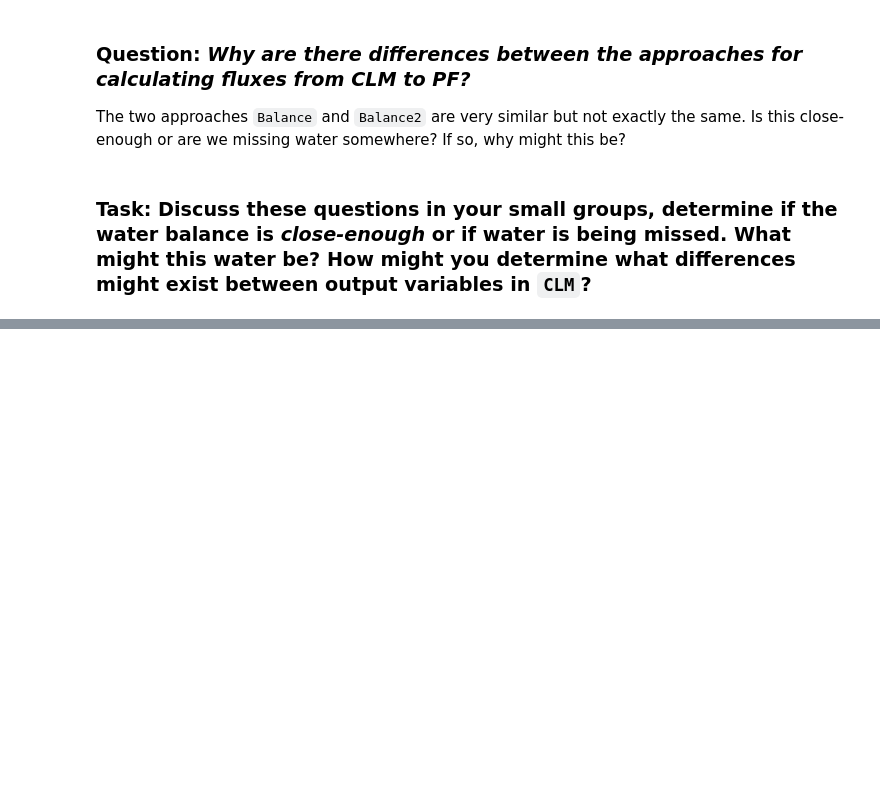
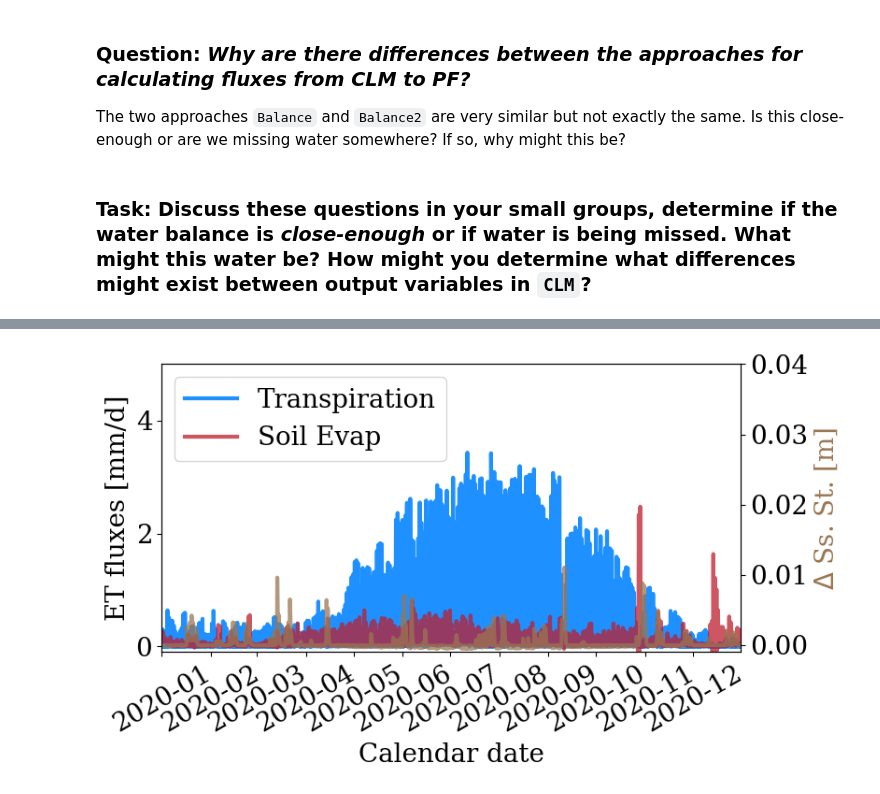
Before and after one commit to mashadab/ParFlow-project, a Jupyter notebook: pfclm_sc/PFCLM_SC_water_balance_analysis_final_single_script_NM_US-Vcm_2020-01-01_2021-01-01.ipynb, the cells around one changed output, grey strips where cells are left out. Saved outputs shown, nothing was run; the diff lists cells and outputs as text; code cells hidden in the pictures; blank space fills up the shorter version.

```diff
--- a/pfclm_sc/PFCLM_SC_water_balance_analysis_final_single_script_NM_US-Vcm_2020-01-01_2021-01-01.ipynb
+++ b/pfclm_sc/PFCLM_SC_water_balance_analysis_final_single_script_NM_US-Vcm_2020-01-01_2021-01-01.ipynb
@@ -795,0 +798,82 @@ Warning: The following CLM variables could not be set:
+# %%
+import parflow.tools.hydrology as hydro
+from glob import glob
+import matplotlib.pyplot as plt
+import numpy as np
+from parflow.tools.fs import get_absolute_path, cp, rm, mkdir, exists
+import parflow as pf
+
+
+from datetime import datetime, timedelta
+d = datetime(2020, 1, 1, 0, 0)
+
+#print(d + timedelta(hours = time_array_plot[0,2]))
+time_array_one_row = np.linspace(0,8760,8761)#time_array_plot[0,:]
+
+t_time_datetime = ([d + timedelta(hours = i) for i in time_array_one_row])
+
+time_array_datetime = np.tile(t_time_datetime, (20,1))
+
+
+def surface_subsurface_storage_combined(alpha_vG,dir_name):
+    run = Run.from_definition(f'{dir_name}.pfidb')
+    data = run.data_accessor
+    nt = len(data.times)
+    nx = data.shape[2]
+    ny = data.shape[1]
+    nz = data.shape[0]
+    dx = data.dx
+    dy = data.dy
+    dz = data.dz
+
+    #print(nt,nx,ny,nz,dx,dy,dz)
+
+    porosity = data.computed_porosity
+    specific_storage = data.specific_storage
+
+    mannings = run.Mannings.Geom.domain.Value
+
+    ## remove input filenames for TopoSlopes to force the data accessor to read the output slopes
+    ## this fixes a windows issue
+    run.TopoSlopesX.FileName = None
+    run.TopoSlopesY.FileName = None
+
+    #Combining all outputs
+    files = glob(f"{dir_name}.out.satur.*.pfb")
+    saturation_arrays = pf.read_pfb_sequence(files)
+    files = glob(f"{dir_name}.out.press.*.pfb")
+    pressure_arrays = pf.read_pfb_sequence(files)
+
+    subsurface_storage = np.zeros(nt+1)
+    surface_storage = np.zeros(nt+1)
+    data.time = 0
+
+
+    for i, (pressure, saturation) in enumerate(zip(pressure_arrays, saturation_arrays)):
+        subsurface_storage[i, ...] = np.sum(hydro.calculate_subsurface_storage(porosity, pressure, saturation, specific_storage, dx, dy, dz, mask = None),axis=(0, 1, 2))
+        # total surface storage for this time step is the summation of substorage surface across all x/y slices
+        surface_storage[i, ...] = np.sum( hydro.calculate_surface_storage(pressure, dx, dy, mask = None),axis=(0, 1))
+        data.time = i
+        #print(subsurface_storage[i, ...])
+        #print(i,np.sum(porosity*saturation*dx*dy*dz[0]*(1+specific_storage)))
+
+    # Plot the transpiration and soil evaporation for our PFCLM run
+    fig,ax = plt.subplots(figsize=(8,4) , dpi=100)
+    plt.plot(t_time_datetime[:-1],clm_output['T [mm/s]']*(3600*24), label='Transpiration', color=blue,linewidth=3)
+    plt.plot(t_time_datetime[:-1],clm_output['Ebs [mm/s]']*(3600*24), label='Soil Evap', color=red,linewidth=3,alpha=0.75)
+    plt.xlabel('Calendar date')
+    plt.ylabel('ET fluxes [mm/d]')  ## note that we converted the fluxes to mm/d
+    plt.legend()
+    plt.xticks(rotation = 30)
+    plt.ylim([-0.1,5])
+    ax.twinx()
+    plt.ylim([-0.001,0.04])
+    plt.xlim([t_time_datetime[0],t_time_datetime[-1]])
+    plt.ylabel('$\Delta $ Ss. St. [m]',color = brown)
+    #plt.xticks(chosen_date_ticks,rotation = 30)
+    plt.xticks(rotation = 30)
+    plt.plot(t_time_datetime,subsurface_storage[:-1]-subsurface_storage[0], linewidth=3, color = brown,label='\Delta$ Ss. St. [m]',alpha=0.75)
+    plt.savefig(f'PFCLM_NM_surface_subsurface_storage_alphavG{alpha_vG}_head{head_table}m_new.pdf',bbox_inches='tight', dpi = 600)
+
+surface_subsurface_storage_combined(alpha_vG,base)
+# %% [output]
@@ -795,0 +888 @@ Warning: The following CLM variables could not be set:
+[figure, added]
```
Also changed, not shown: parts of 12 cells of this notebook.
